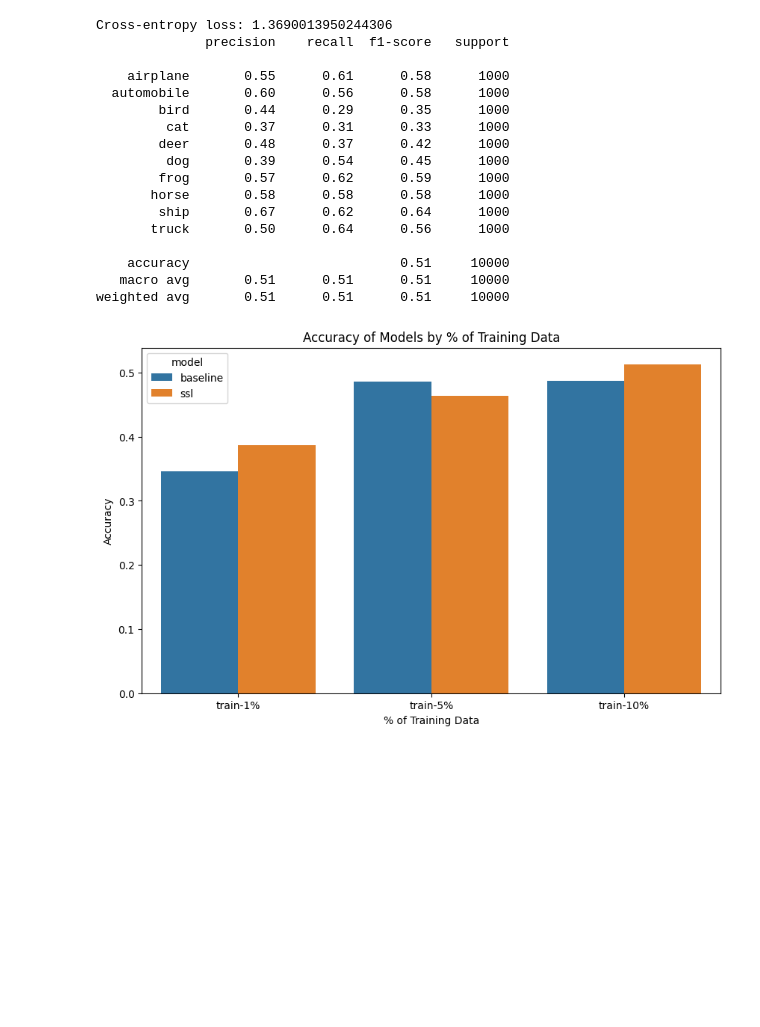
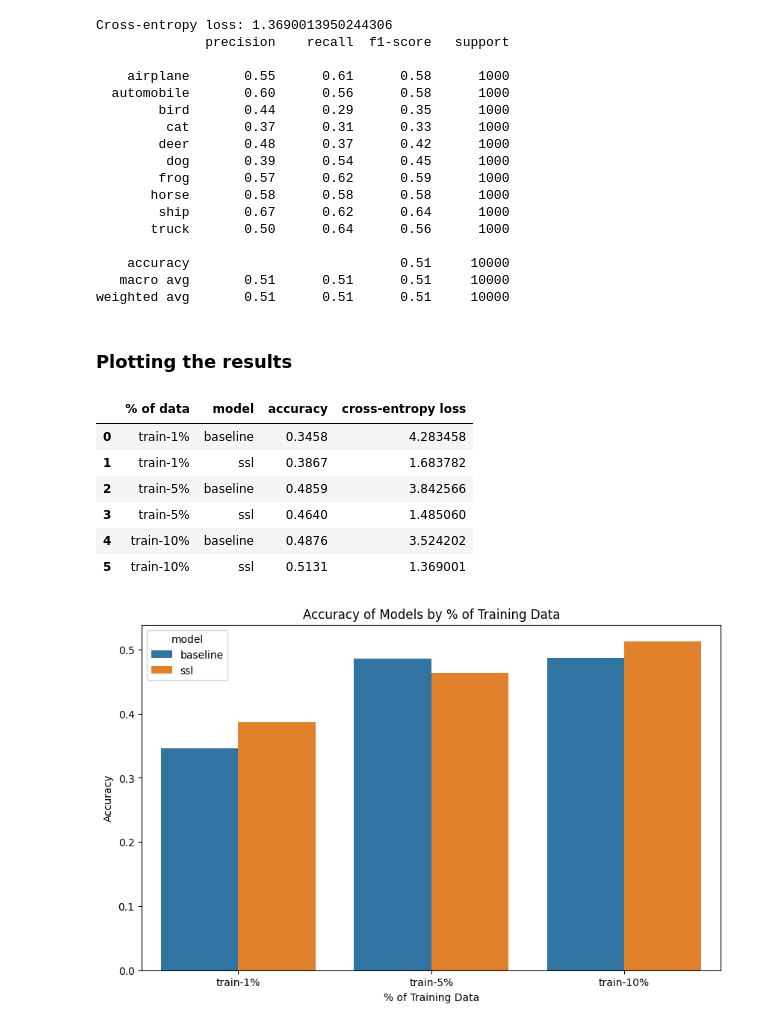
Before and after one commit to simenkristoff/ssl-project, a Jupyter notebook: SSL_project.ipynb, the cells around one changed output. Saved outputs shown, nothing was run; the diff lists cells and outputs as text; code cells hidden in the pictures; blank space fills up the shorter version.

```diff
--- a/SSL_project.ipynb
+++ b/SSL_project.ipynb
@@ -88,11 +88,11 @@ def evaluate_model(model: nn.Module, dataloader: DataLoader, verbose: bool = Tru
       y_true.append(y.detach().cpu())
       extracted_features.append(features.detach().cpu())
 
+  loss = np.mean(losses)
   if verbose:
-    loss = np.mean(losses)
     print("Cross-entropy loss:", loss)
 
-  return  torch.cat(y_predicted), torch.cat(y_true), torch.cat(extracted_features)
+  return  torch.cat(y_predicted), torch.cat(y_true), torch.cat(extracted_features), loss
 # %% [markdown]
 ### Define model architectures
 # %%
@@ -454,15 +454,15 @@ results = []
 baseline, finetuned = trained_models["train-1%"]["baseline"], trained_models["train-1%"]["finetuned"]
 
 # Baseline
-y_pred, y_true, _ = evaluate_model(baseline, test_dataloader)
+y_pred, y_true, _, loss = evaluate_model(baseline, test_dataloader)
 accuracy = accuracy_score(y_pred, y_true)
-results.append(["train-1%", "baseline", accuracy])
+results.append(["train-1%", "baseline", accuracy, loss])
 print(classification_report(y_true, y_pred, target_names=test_dataset.classes))
 
 # Finetuned
-y_pred, y_true, _ = evaluate_model(finetuned, test_dataloader)
+y_pred, y_true, _, loss = evaluate_model(finetuned, test_dataloader)
 accuracy = accuracy_score(y_pred, y_true)
-results.append(["train-1%", "ssl", accuracy])
+results.append(["train-1%", "ssl", accuracy, loss])
 print(classification_report(y_true, y_pred, target_names=test_dataset.classes))
 # %% [output]
 Cross-entropy loss: 4.28345826715707
@@ -601,4 +601,17 @@ Cross-entropy loss: 1.3690013950244306
     accuracy                           0.51     10000
    macro avg       0.51      0.51      0.51     10000
 weighted avg       0.51      0.51      0.51     10000
+# %% [markdown]
+### Plotting the results
+# %%
+results_df = pd.DataFrame(results, columns=["% of data", "model", "accuracy", "cross-entropy loss"])
+results_df
+# %% [output]
+|  | % of data | model | accuracy | cross-entropy loss |
+| 0 | train-1% | baseline | 0.3458 | 4.283458 |
+| 1 | train-1% | ssl | 0.3867 | 1.683782 |
+| 2 | train-5% | baseline | 0.4859 | 3.842566 |
+| 3 | train-5% | ssl | 0.4640 | 1.485060 |
+| 4 | train-10% | baseline | 0.4876 | 3.524202 |
+| 5 | train-10% | ssl | 0.5131 | 1.369001 |
 # %%
```
Also changed, not shown: parts of 4 cells of this notebook.
